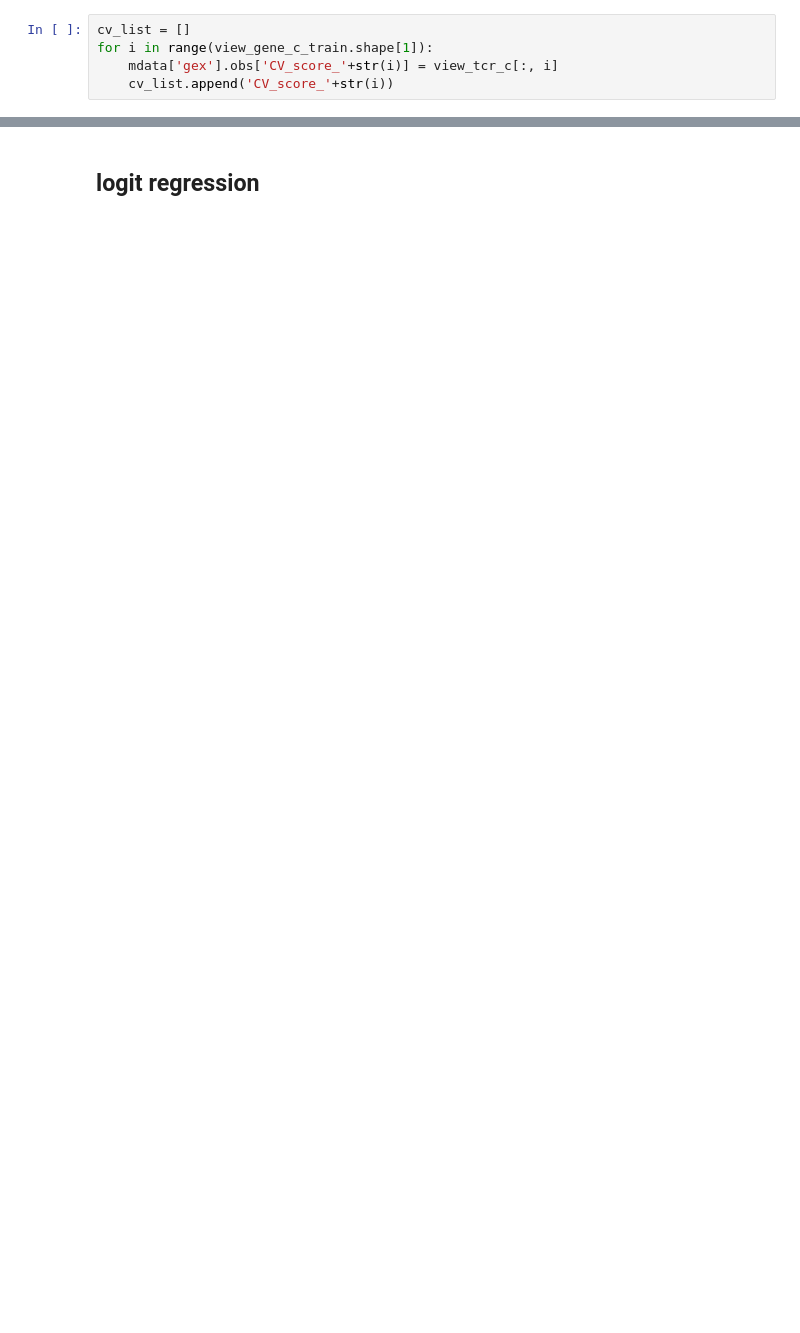
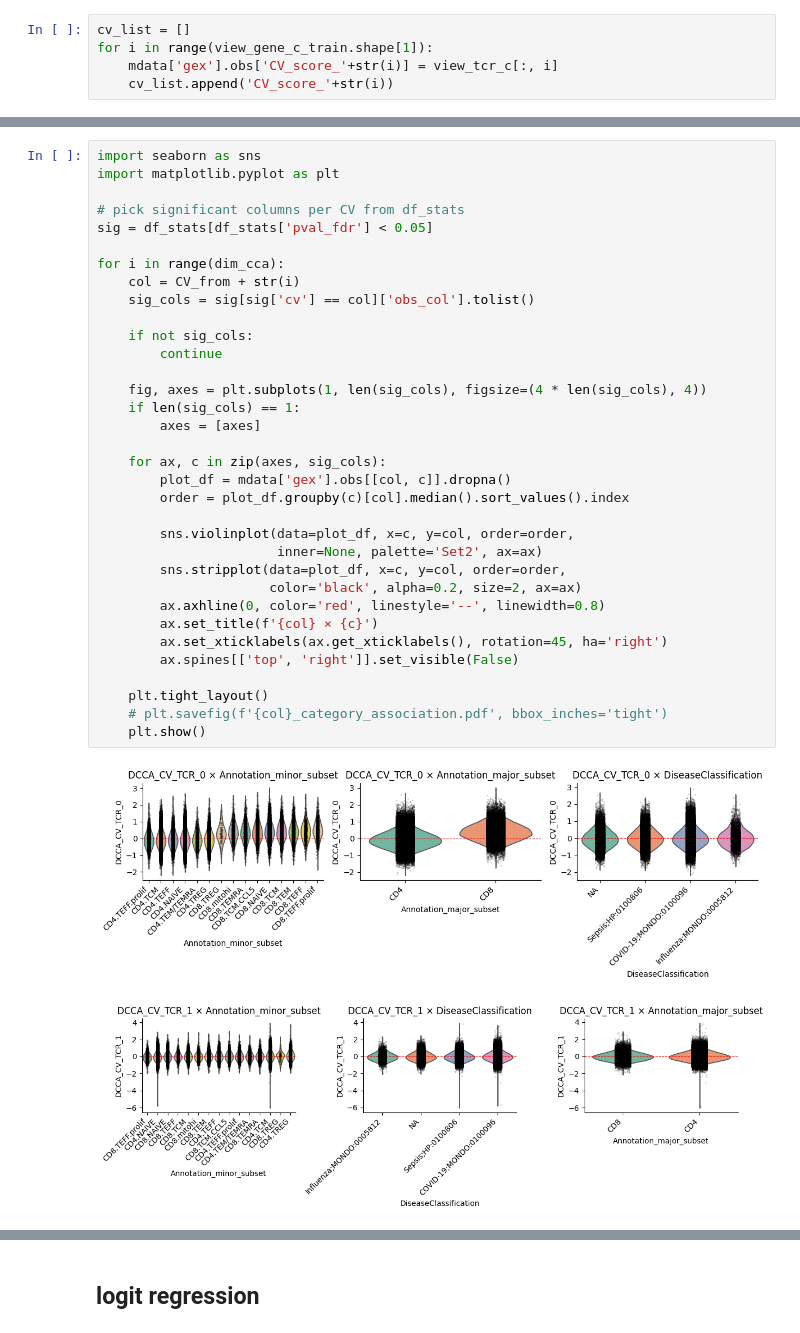
Before and after one commit to YifanZ94/Bio_CRC, a Jupyter notebook: Data processing/data/COMBAT cca/3_Prediction_CCA.ipynb, the cells around one changed output, grey strips where cells are left out. Drawn from its saved outputs; the diff is of its cells as text; blank space fills up the shorter version.

```diff
--- a/Data processing/data/COMBAT cca/3_Prediction_CCA.ipynb
+++ b/Data processing/data/COMBAT cca/3_Prediction_CCA.ipynb
@@ -246,0 +603,37 @@ ax = TCR_embedings.plot_train_test_corr(corr_train, corr_test)
+# %%
+import seaborn as sns
+import matplotlib.pyplot as plt
+
+# pick significant columns per CV from df_stats
+sig = df_stats[df_stats['pval_fdr'] < 0.05]
+
+for i in range(dim_cca):
+    col = CV_from + str(i)
+    sig_cols = sig[sig['cv'] == col]['obs_col'].tolist()
+
+    if not sig_cols:
+        continue
+
+    fig, axes = plt.subplots(1, len(sig_cols), figsize=(4 * len(sig_cols), 4))
+    if len(sig_cols) == 1:
+        axes = [axes]
+
+    for ax, c in zip(axes, sig_cols):
+        plot_df = mdata['gex'].obs[[col, c]].dropna()
+        order = plot_df.groupby(c)[col].median().sort_values().index
+
+        sns.violinplot(data=plot_df, x=c, y=col, order=order,
+                       inner=None, palette='Set2', ax=ax)
+        sns.stripplot(data=plot_df, x=c, y=col, order=order,
+                      color='black', alpha=0.2, size=2, ax=ax)
+        ax.axhline(0, color='red', linestyle='--', linewidth=0.8)
+        ax.set_title(f'{col} × {c}')
+        ax.set_xticklabels(ax.get_xticklabels(), rotation=45, ha='right')
+        ax.spines[['top', 'right']].set_visible(False)
+
+    plt.tight_layout()
+    # plt.savefig(f'{col}_category_association.pdf', bbox_inches='tight')
+    plt.show()
+# %% [output]
+[figure, added]
+[figure, added]
```
Also changed, not shown: parts of 36 cells of this notebook, 8 other files.
